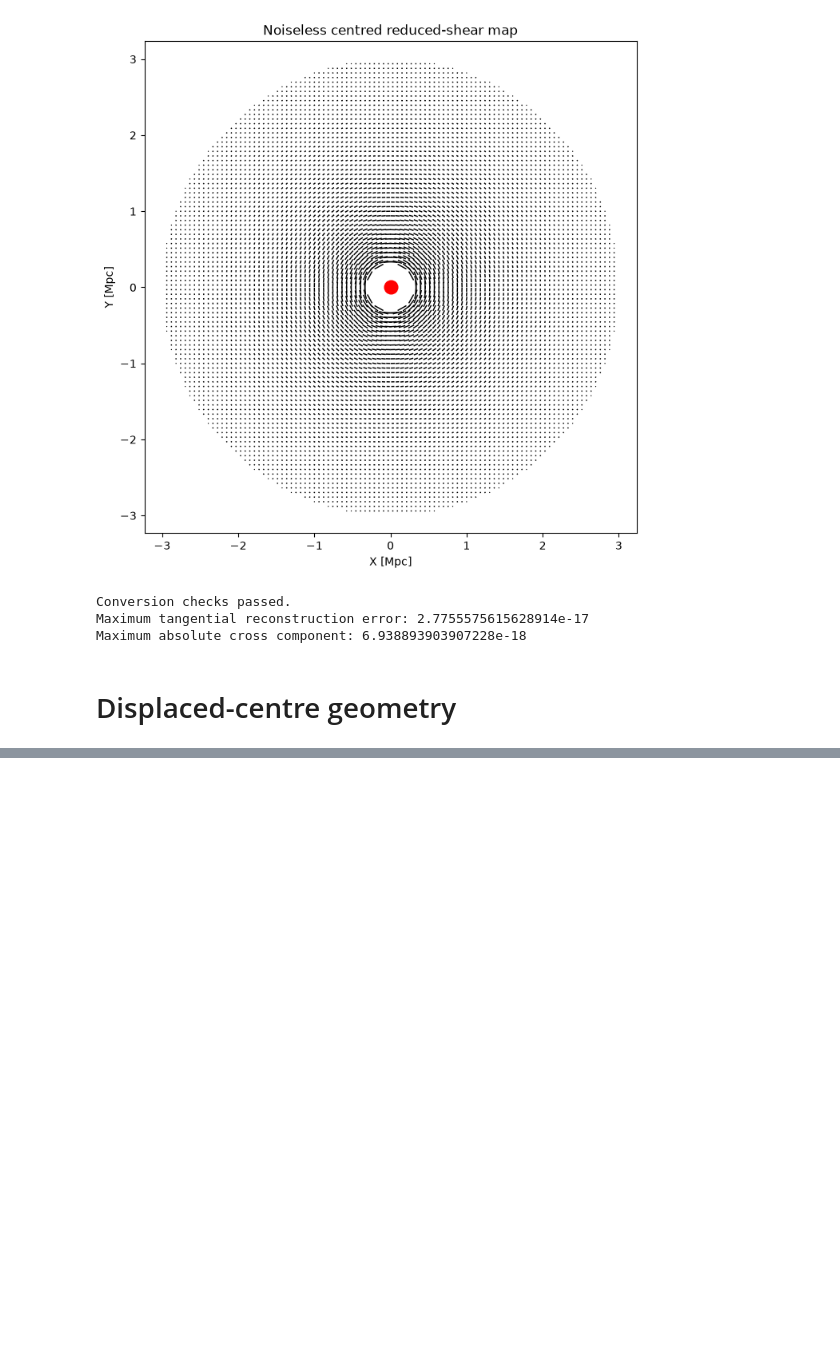
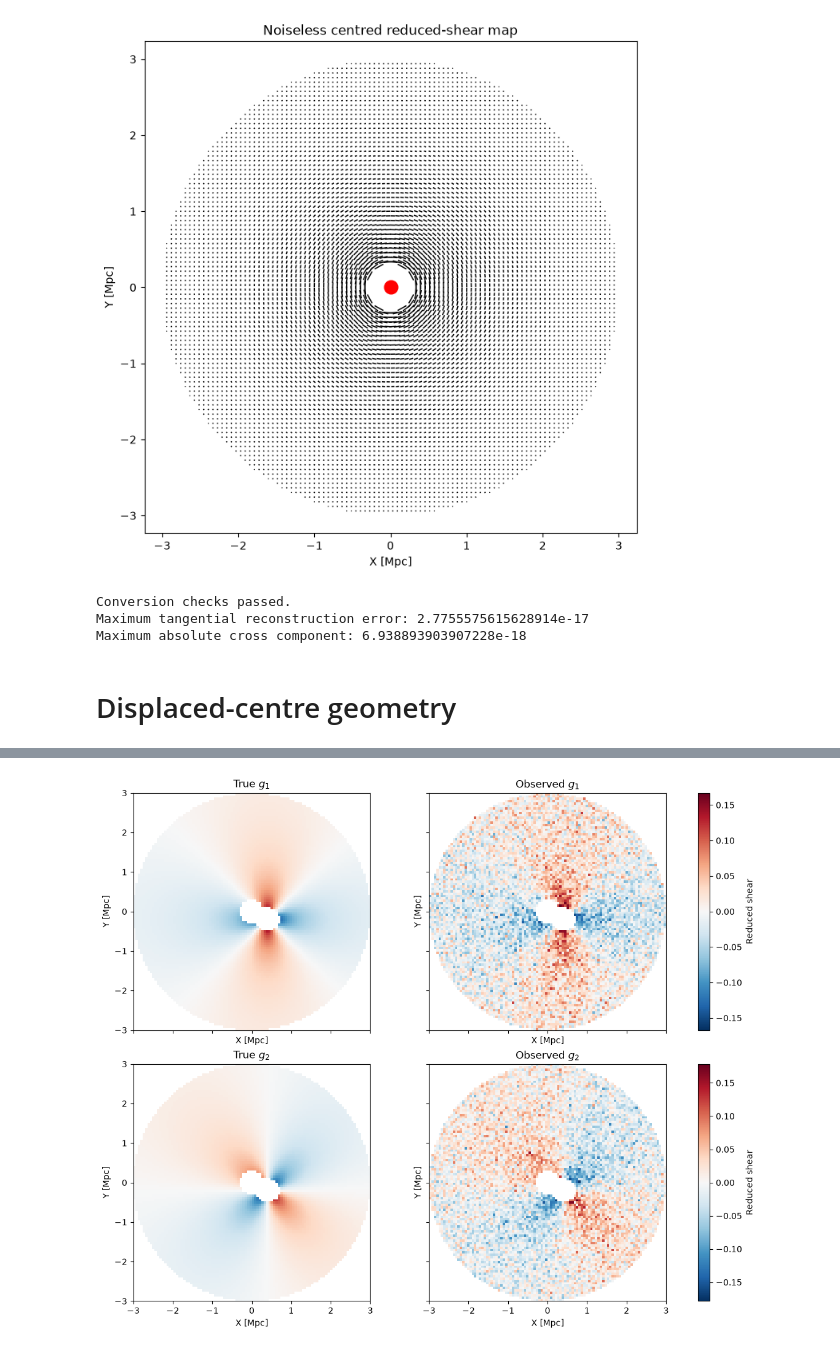
Before and after one commit to Arcobaleno-29/nfw-lensing-sbi, a Jupyter notebook: src/centred_shear_map.ipynb, the cells around one changed output, grey strips where cells are left out. Cells and saved outputs as stored; diff of their text form; code cells hidden in the pictures; blank space fills up the shorter version.

```diff
--- a/src/centred_shear_map.ipynb
+++ b/src/centred_shear_map.ipynb
@@ -189,0 +266,93 @@ print("Maximum |gx| around assumed centre:",
+# %%
+from lensing import simulate_map
+
+# Directly simulate pixel-averaged shear
+map_half_width = 3.0  # Mpc
+n_side = 100
+pixel_edges = np.linspace(-map_half_width, map_half_width, n_side + 1)
+pixel_centres = 0.5 * (pixel_edges[:-1] + pixel_edges[1:])
+x, y = np.meshgrid(pixel_centres, pixel_centres)
+pixel_size = pixel_edges[1] - pixel_edges[0]
+pixel_area = pixel_size**2
+
+true_centre = (0.4, -0.2)
+assumed_centre = (0.0, 0.0)
+R_true = np.hypot(x - true_centre[0], y - true_centre[1])
+R_assumed = np.hypot(x - assumed_centre[0], y - assumed_centre[1])
+
+# Select the observed region; exclude the central model region.
+mask = (R_assumed >= 0.3) & (R_assumed <= 3.0) & (R_true >= 0.3)
+
+# Illustrative galaxy count per pixel; replace with observational counts.
+N_per_pixel = 100
+sigma_galaxy = 0.3
+count_map = np.where(mask, N_per_pixel, 0)
+
+torch.manual_seed(42)  # Reproducible example
+# Keep 2D names separate from the earlier 1D g_obs and g_true.
+g_obs_map, g_true_map, sigma_pixel, valid = simulate_map(
+    theta=theta,
+    x=x,
+    y=y,
+    centre=true_centre,
+    mask=mask,
+    z_l=z_lens,
+    Sigma_crit=Sigma_crit,
+    cosmology=cosmology,
+    N_per_pixel=count_map,
+    sigma_galaxy=sigma_galaxy,
+)
+
+# Convert the returned tensors for plotting
+g1_true, g2_true = g_true_map.detach().cpu().numpy()
+g1_obs, g2_obs = g_obs_map.detach().cpu().numpy()
+mask = valid.cpu().numpy()
+sigma_map = np.where(mask, sigma_pixel.cpu().numpy(), np.nan)
+
+# [batch, channels, height, width]; keep valid alongside this input.
+g_true_2d = g_true_map.unsqueeze(0)
+g_obs_2d = g_obs_map.unsqueeze(0)
+print("2D observation shape:", tuple(g_obs_2d.shape))
+
+#Plotting
+fig, axes = plt.subplots(
+    2, 2, figsize=(11, 9),
+    sharex=True, sharey=True,
+    constrained_layout=True,
+)
+maps = [
+    [g1_true, g1_obs],
+    [g2_true, g2_obs],
+]
+titles = [
+    ["True $g_1$", "Observed $g_1$"],
+    ["True $g_2$", "Observed $g_2$"],
+]
+for row in range(2):
+    # Same colour scale for the true/observed pair
+    limit = max(
+        np.max(np.abs(maps[row][0][mask])),
+        np.max(np.abs(maps[row][1][mask])),
+    )
+    limit = max(float(limit), 1e-12)
+
+    for col in range(2):
+        values = np.ma.array(maps[row][col], mask=~mask)
+
+        im = axes[row, col].pcolormesh(
+            pixel_edges, pixel_edges, values,
+            cmap="RdBu_r",
+            vmin=-limit, vmax=limit,
+            shading="flat",
+        )
+        axes[row, col].set(
+            title=titles[row][col],
+            xlabel="X [Mpc]",
+            ylabel="Y [Mpc]",
+            aspect="equal",
+        )
+
+    fig.colorbar(im, ax=axes[row, :], label="Reduced shear")
+
+plt.show()
+# %% [output]
@@ -189,0 +360 @@ print("Maximum |gx| around assumed centre:",
+[figure, added]
```
Also changed, not shown: parts of 15 cells of this notebook, 3 other files.
